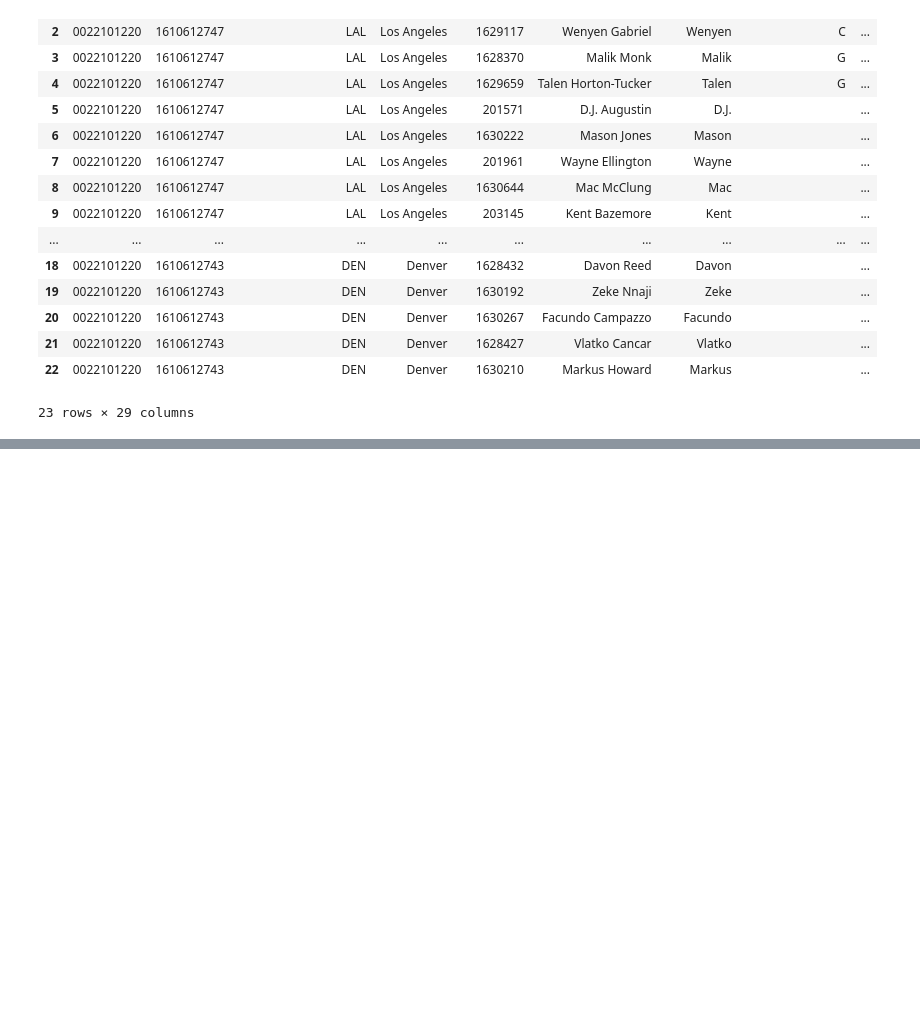
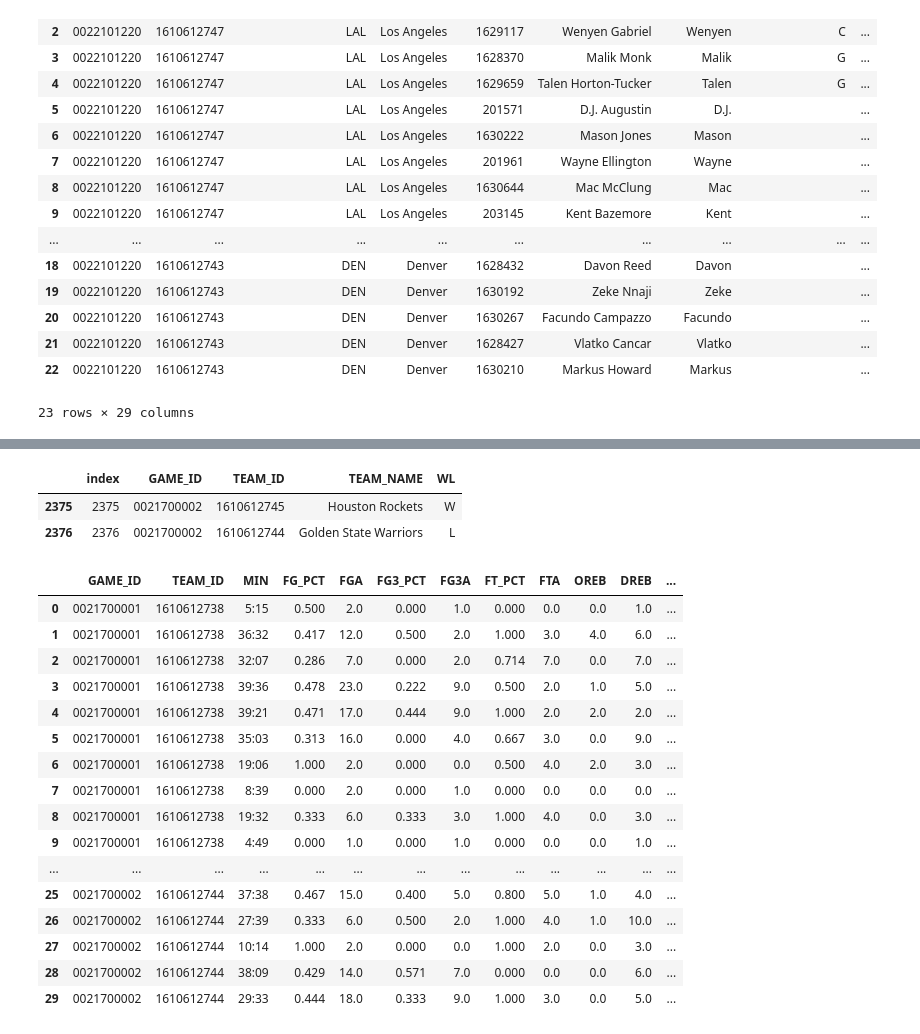
Before and after one commit to anacrusis24/NBA, a Jupyter notebook: analysis/get_data.ipynb, the cells around one changed output, grey strips where cells are left out. Saved outputs shown, nothing was run; the diff lists cells and outputs as text; code cells hidden in the pictures; blank space fills up the shorter version.

Commit message:
Make csv and final dataframe

```diff
--- a/analysis/get_data.ipynb
+++ b/analysis/get_data.ipynb
@@ -47,0 +133,11 @@ Index(['GAME_ID', 'TEAM_ID', 'TEAM_ABBREVIATION', 'TEAM_CITY', 'PLAYER_ID',
+# %%
+pca_data = pd.DataFrame()
+
+
+for game_id in tqdm(season_2017.GAME_ID.unique(), 'GAMES'):
+    box = boxscoretraditionalv2.BoxScoreTraditionalV2(game_id = game_id)
+    df = box.get_data_frames()[0]
+    pca_data = pd.concat([pca_data, df])
+    time.sleep(1)
+
+pca_data.to_csv('pca_data_unclean.csv')
@@ -47,0 +153,3 @@ Index(['GAME_ID', 'TEAM_ID', 'TEAM_ABBREVIATION', 'TEAM_CITY', 'PLAYER_ID',
+# %%
+pca_data = pca_data[['GAME_ID', 'TEAM_ID', 'MIN', 'FG_PCT', 'FGA', 'FG3_PCT', 'FG3A', 'FT_PCT', 'FTA',
+                     'OREB', 'DREB', 'AST', 'STL', 'BLK', 'TO', 'PTS', 'PF']]
@@ -47,0 +168,34 @@ Index(['GAME_ID', 'TEAM_ID', 'TEAM_ABBREVIATION', 'TEAM_CITY', 'PLAYER_ID',
+# %%
+pca_data.set_index(['GAME_ID', 'TEAM_ID'], inplace=True)
+season_2017.set_index(['GAME_ID', 'TEAM_ID'], inplace=True)
+
+final_df = pca_data.join(season_2017).reset_index()
+# %%
+final_df = final_df.drop('PLAYER_NAME', axis=1)
+# %%
+season_2017.reset_index(inplace=True)
+season_2017[season_2017.GAME_ID == '0021700002']
+# %% [output]
+|  | index | GAME_ID | TEAM_ID | TEAM_NAME | WL |
+| 2375 | 2375 | 0021700002 | 1610612745 | Houston Rockets | W |
+| 2376 | 2376 | 0021700002 | 1610612744 | Golden State Warriors | L |
+# %%
+final_df.head(30)
+# %% [output]
+|  | GAME_ID | TEAM_ID | MIN | FG_PCT | FGA | FG3_PCT | FG3A | FT_PCT | FTA | OREB | DREB | ... |
+| 0 | 0021700001 | 1610612738 | 5:15 | 0.500 | 2.0 | 0.000 | 1.0 | 0.000 | 0.0 | 0.0 | 1.0 | ... |
+| 1 | 0021700001 | 1610612738 | 36:32 | 0.417 | 12.0 | 0.500 | 2.0 | 1.000 | 3.0 | 4.0 | 6.0 | ... |
+| 2 | 0021700001 | 1610612738 | 32:07 | 0.286 | 7.0 | 0.000 | 2.0 | 0.714 | 7.0 | 0.0 | 7.0 | ... |
+| 3 | 0021700001 | 1610612738 | 39:36 | 0.478 | 23.0 | 0.222 | 9.0 | 0.500 | 2.0 | 1.0 | 5.0 | ... |
+| 4 | 0021700001 | 1610612738 | 39:21 | 0.471 | 17.0 | 0.444 | 9.0 | 1.000 | 2.0 | 2.0 | 2.0 | ... |
+| 5 | 0021700001 | 1610612738 | 35:03 | 0.313 | 16.0 | 0.000 | 4.0 | 0.667 | 3.0 | 0.0 | 9.0 | ... |
+| 6 | 0021700001 | 1610612738 | 19:06 | 1.000 | 2.0 | 0.000 | 0.0 | 0.500 | 4.0 | 2.0 | 3.0 | ... |
+| 7 | 0021700001 | 1610612738 | 8:39 | 0.000 | 2.0 | 0.000 | 1.0 | 0.000 | 0.0 | 0.0 | 0.0 | ... |
+| 8 | 0021700001 | 1610612738 | 19:32 | 0.333 | 6.0 | 0.333 | 3.0 | 1.000 | 4.0 | 0.0 | 3.0 | ... |
+| 9 | 0021700001 | 1610612738 | 4:49 | 0.000 | 1.0 | 0.000 | 1.0 | 0.000 | 0.0 | 0.0 | 1.0 | ... |
+| ... | ... | ... | ... | ... | ... | ... | ... | ... | ... | ... | ... | ... |
+| 25 | 0021700002 | 1610612744 | 37:38 | 0.467 | 15.0 | 0.400 | 5.0 | 0.800 | 5.0 | 1.0 | 4.0 | ... |
+| 26 | 0021700002 | 1610612744 | 27:39 | 0.333 | 6.0 | 0.500 | 2.0 | 1.000 | 4.0 | 1.0 | 10.0 | ... |
+| 27 | 0021700002 | 1610612744 | 10:14 | 1.000 | 2.0 | 0.000 | 0.0 | 1.000 | 2.0 | 0.0 | 3.0 | ... |
+| 28 | 0021700002 | 1610612744 | 38:09 | 0.429 | 14.0 | 0.571 | 7.0 | 0.000 | 0.0 | 0.0 | 6.0 | ... |
+| 29 | 0021700002 | 1610612744 | 29:33 | 0.444 | 18.0 | 0.333 | 9.0 | 1.000 | 3.0 | 0.0 | 5.0 | ... |
```
Also changed, not shown: parts of 16 cells of this notebook.
